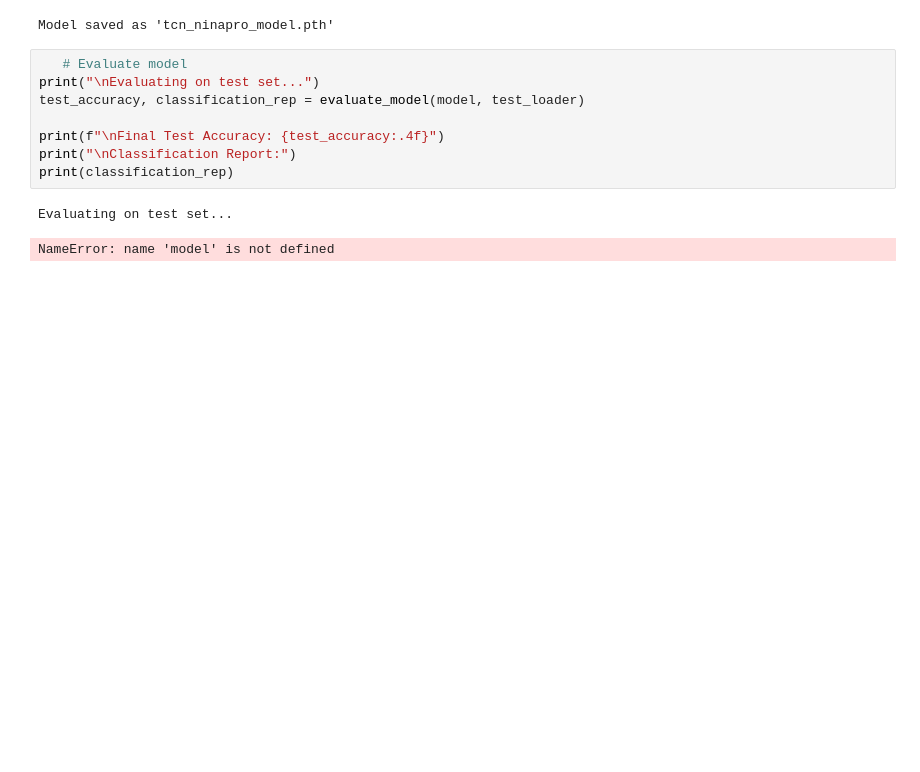
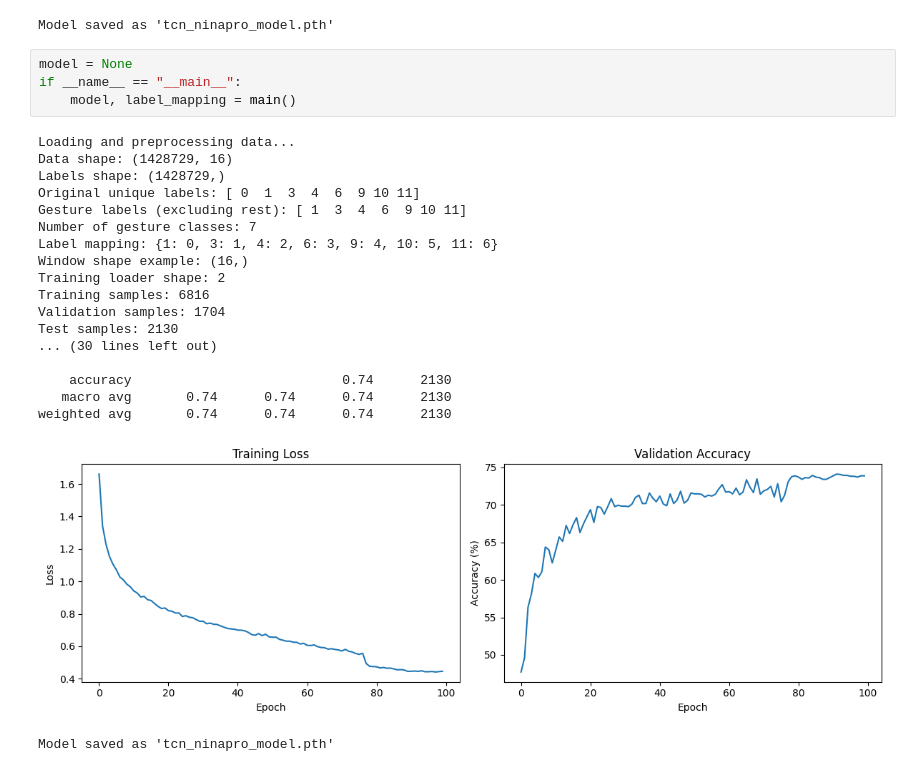
Before and after one commit to parkjunho12/AI-ML-Portfolio, a Jupyter notebook: NinaPro/code/week2/spiking_tcn.ipynb, the cells around one changed output. Cells and saved outputs as stored; diff of their text form; blank space fills up the shorter version.

```diff
--- a/NinaPro/code/week2/spiking_tcn.ipynb
+++ b/NinaPro/code/week2/spiking_tcn.ipynb
@@ -381,14 +381,27 @@ Test samples: 2130
 weighted avg       0.75      0.75      0.75      2130
 [figure]
 Model saved as 'tcn_ninapro_model.pth'
-# %%
-   # Evaluate model
-print("\nEvaluating on test set...")
-test_accuracy, classification_rep = evaluate_model(model, test_loader)
-
-print(f"\nFinal Test Accuracy: {test_accuracy:.4f}")
-print("\nClassification Report:")
-print(classification_rep)
-# %% [output]
-Evaluating on test set...
-NameError: name 'model' is not defined
+# %%
+model = None
+if __name__ == "__main__":
+    model, label_mapping = main()
+# %% [output]
+Loading and preprocessing data...
+Data shape: (1428729, 16)
+Labels shape: (1428729,)
+Original unique labels: [ 0  1  3  4  6  9 10 11]
+Gesture labels (excluding rest): [ 1  3  4  6  9 10 11]
+Number of gesture classes: 7
+Label mapping: {1: 0, 3: 1, 4: 2, 6: 3, 9: 4, 10: 5, 11: 6}
+Window shape example: (16,)
+Training loader shape: 2
+Training samples: 6816
+Validation samples: 1704
+Test samples: 2130
+... (30 lines left out)
+
+    accuracy                           0.74      2130
+   macro avg       0.74      0.74      0.74      2130
+weighted avg       0.74      0.74      0.74      2130
+[figure, added]
+Model saved as 'tcn_ninapro_model.pth'
```
Also changed, not shown: 3 other files.
